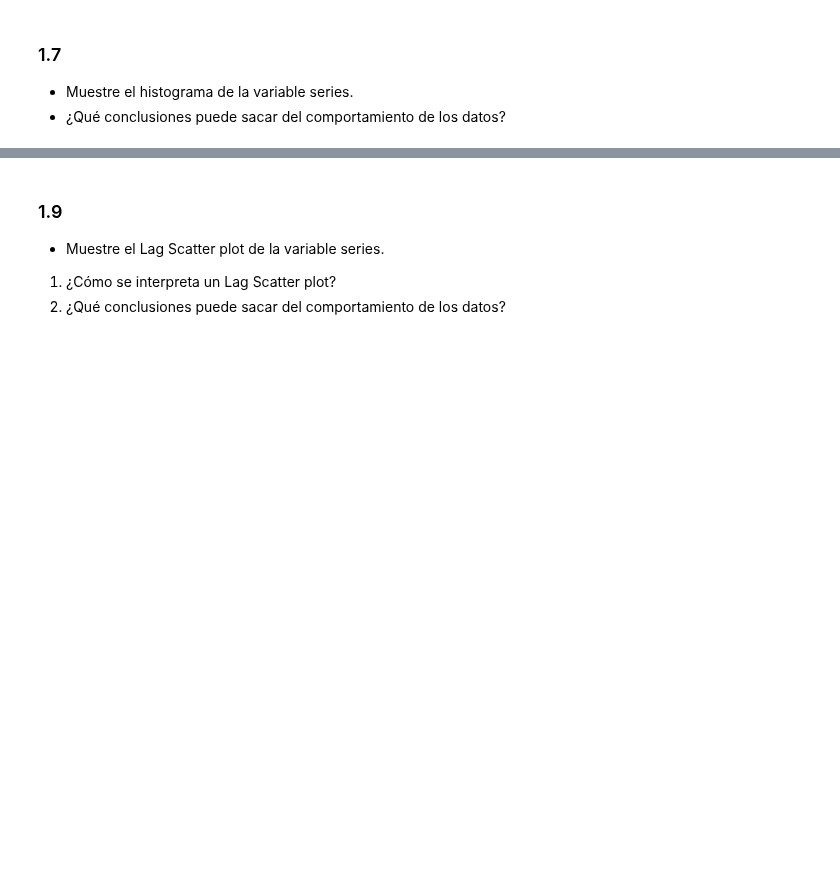
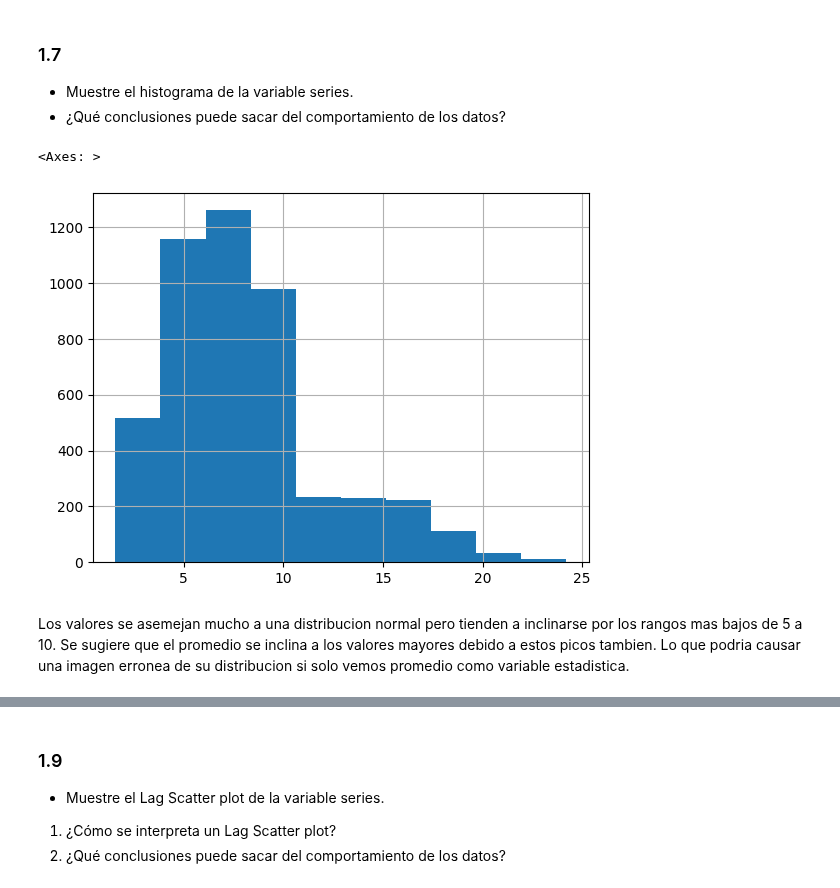
Before and after one commit to datwaft/aprendizaje_automatico, a Jupyter notebook: Trabajo_Corto_1.ipynb, the cells around one changed output, grey strips where cells are left out. Drawn from its saved outputs; the diff is of its cells as text; code cells hidden in the pictures; blank space fills up the shorter version.

```diff
--- a/Trabajo_Corto_1.ipynb
+++ b/Trabajo_Corto_1.ipynb
@@ -63,6 +159,14 @@
 ### 1.7
 - Muestre el histograma de la variable series.
 - ¿Qué conclusiones puede sacar del comportamiento de los datos?
+# %%
+df1.hist()
+# %% [output]
+<Axes: >
+[figure, added]
+# %% [markdown]
+Los valores se asemejan mucho a una distribucion normal pero tienden a inclinarse por los rangos mas bajos de 5 a 10.
+Se sugiere que el promedio se inclina a los valores mayores debido a estos picos tambien. Lo que podria causar una imagen erronea de su distribucion si solo vemos promedio como variable estadistica.
 # %% [markdown]
 ### 1.8
 - Agrupe los datos de la variable serie de manera Anual, y muestre los `boxplot` de cada año.
```
Also changed, not shown: parts of 16 cells of this notebook.
